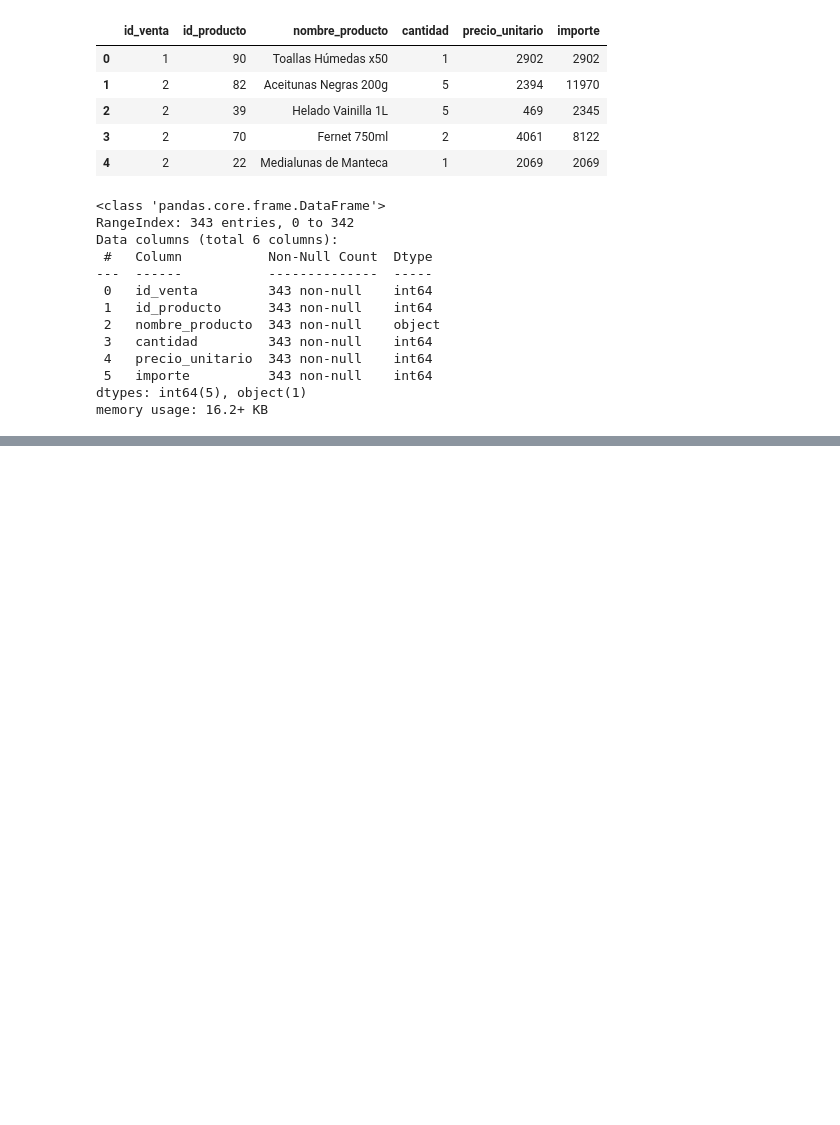
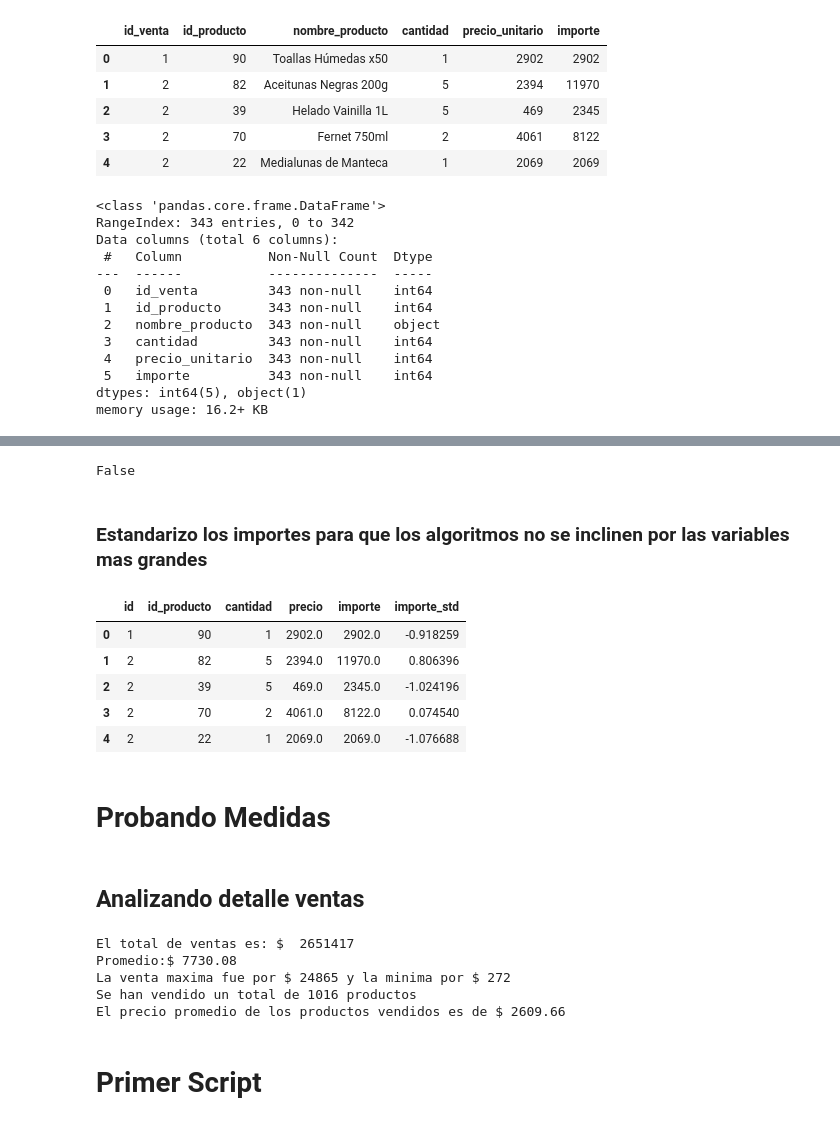
Before and after one commit to DiegoPenalba/ProyectoAurilion, a Jupyter notebook: data.ipynb, the cells around one changed output, grey strips where cells are left out. Drawn from its saved outputs; the diff is of its cells as text; code cells hidden in the pictures; blank space fills up the shorter version.

```diff
--- a/data.ipynb
+++ b/data.ipynb
@@ -114,3 +253,18 @@ Data columns (total 6 columns):
  5   importe          343 non-null    int64
 dtypes: int64(5), object(1)
 memory usage: 16.2+ KB
+# %%
+ventas_detalle_df_norm = detalleVentas_df.rename(
+    columns={
+        'id_venta': 'id',
+        'precio_unitario': 'precio'
+    }
+)
+
+# Eliminar columna 'nombre_producto'
+ventas_detalle_df_norm = ventas_detalle_df_norm.drop(columns=['nombre_producto'])
+
+# Convertir a float las columnas precio e importe
+ventas_detalle_df_norm[['precio', 'importe']] = ventas_detalle_df_norm[['precio', 'importe']].astype(float)
+
+ventas_detalle_df_norm.head()
@@ -116,0 +278,57 @@ memory usage: 16.2+ KB
+# %%
+# me fijo si hay nulos (se que no, pero bueno)
+ventas_detalle_df_norm.isnull().values.any()
+# %% [output]
+False
+# %% [markdown]
+### Estandarizo los importes para que los algoritmos no se inclinen por las variables mas grandes
+# %%
+# importo las librerias de sklearn
+from sklearn.preprocessing import StandardScaler, MinMaxScaler, RobustScaler
+
+scaler_standard= StandardScaler() #instancio objeto
+importe_std= scaler_standard.fit_transform(ventas_detalle_df_norm[['importe']])
+
+# Agrego la columna estandarizada a la bd normalizada
+ventas_detalle_df_norm['importe_std'] = importe_std
+
+#Veo como quedo
+ventas_detalle_df_norm.head()
+# %% [output]
+|  | id | id_producto | cantidad | precio | importe | importe_std |
+| 0 | 1 | 90 | 1 | 2902.0 | 2902.0 | -0.918259 |
+| 1 | 2 | 82 | 5 | 2394.0 | 11970.0 | 0.806396 |
+| 2 | 2 | 39 | 5 | 469.0 | 2345.0 | -1.024196 |
+| 3 | 2 | 70 | 2 | 4061.0 | 8122.0 | 0.074540 |
+| 4 | 2 | 22 | 1 | 2069.0 | 2069.0 | -1.076688 |
+# %% [markdown]
+# Probando Medidas
+# %% [markdown]
+## Analizando detalle ventas
+# %%
+### Total ventas
+totalVentas = np.sum(detalleVentas_df["importe"])
+print(f"El total de ventas es: $ ", totalVentas)
+
+### Promedio ventas
+promedioVentas = np.mean(detalleVentas_df["importe"])
+print(f"Promedio:$ {promedioVentas:.2f}")
+
+### Ventas maxima y minima
+ventaMaxima = np.max(detalleVentas_df["importe"])
+ventaMinima = np.min(detalleVentas_df["importe"])
+print(f"La venta maxima fue por $ {ventaMaxima} y la minima por $ {ventaMinima}")
+
+### Cantidad de productos vendidos
+cantProductosVendidos = np.sum(detalleVentas_df["cantidad"])
+print(f"Se han vendido un total de {cantProductosVendidos} productos")
+precioPromedioDeProducto = totalVentas / cantProductosVendidos
+print(f"El precio promedio de los productos vendidos es de $ {precioPromedioDeProducto:.2f}")
+# %% [output]
+El total de ventas es: $  2651417
+Promedio:$ 7730.08
+La venta maxima fue por $ 24865 y la minima por $ 272
+Se han vendido un total de 1016 productos
+El precio promedio de los productos vendidos es de $ 2609.66
+# %% [markdown]
+# Primer Script
```
Also changed, not shown: parts of 24 cells of this notebook, 1 other file.
